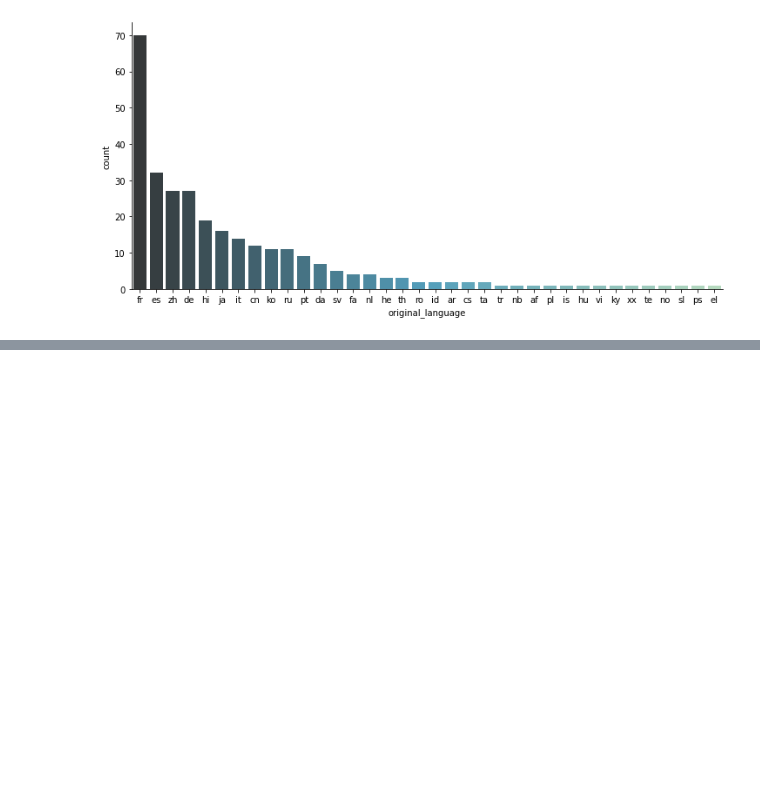
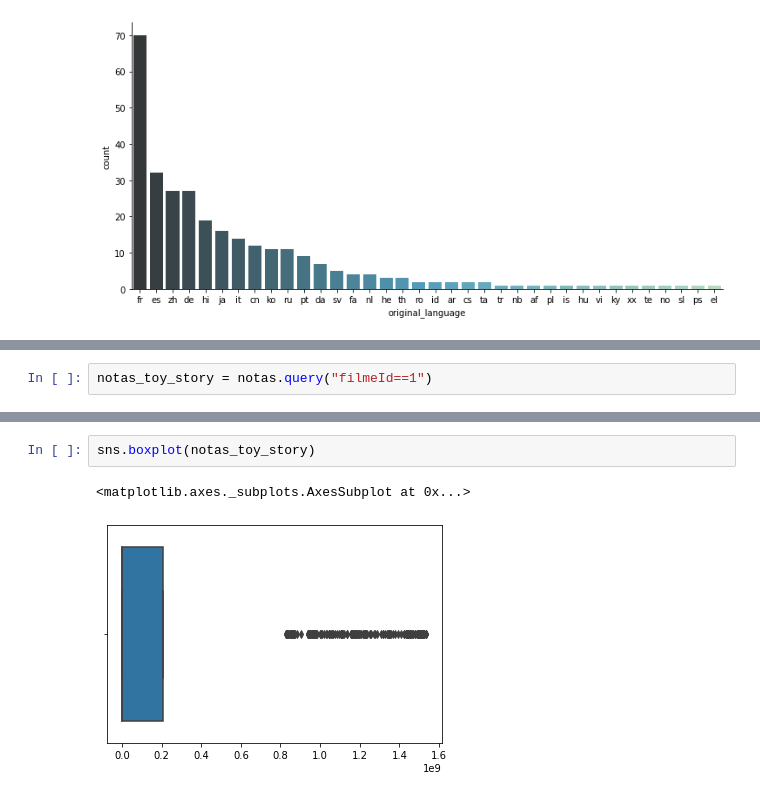
Before and after one commit to LucasFreitas98/Data-Science, a Jupyter notebook: data_visualization_DataScience_Alura.ipynb, the cells around one changed output, grey strips where cells are left out. Saved outputs shown, nothing was run; the diff lists cells and outputs as text; blank space fills up the shorter version.

```diff
--- a/data_visualization_DataScience_Alura.ipynb
+++ b/data_visualization_DataScience_Alura.ipynb
@@ -245,0 +261,2 @@ sns.catplot(x = "original_language", kind="count",
+# %%
+notas_toy_story = notas.query("filmeId==1")
@@ -245,0 +345,5 @@ sns.catplot(x = "original_language", kind="count",
+# %%
+sns.boxplot(notas_toy_story)
+# %% [output]
+<matplotlib.axes._subplots.AxesSubplot at 0x...>
+[figure, added]
```
Also changed, not shown: parts of 23 cells of this notebook.
